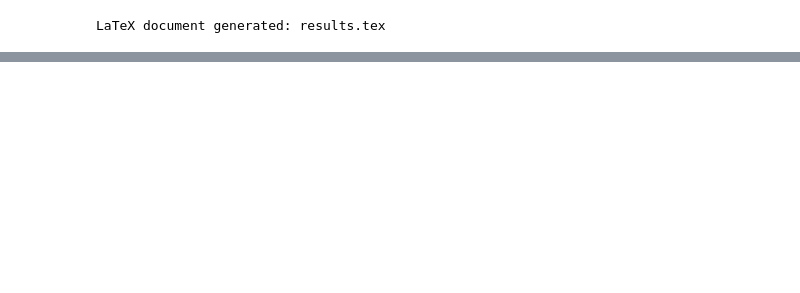
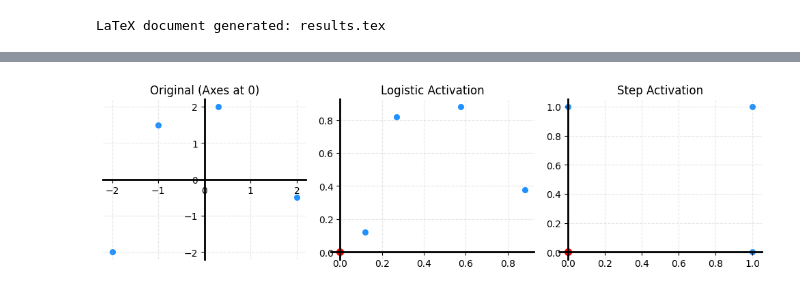
Before and after one commit to LeonDebatin/slim, a Jupyter notebook: mastero/experiments/Latex/create.ipynb, the cells around one changed output, grey strips where cells are left out. Cells and saved outputs as stored; diff of their text form; code cells hidden in the pictures; blank space fills up the shorter version.

```diff
--- a/mastero/experiments/Latex/create.ipynb
+++ b/mastero/experiments/Latex/create.ipynb
@@ -38,0 +137,82 @@ LaTeX document generated: results.tex
+# %%
+import matplotlib.pyplot as plt
+import numpy as np
+
+# Activation functions
+def logistic(x):
+    return 1 / (1 + np.exp(-x))
+
+def step(x):
+    return np.where(x <= 0, 0, 1)
+
+# Sample input
+x = np.array([-2, 2, 0.3, -1])
+y = np.array([-2, -0.5, 2, 1.5])  # Fixed typo here
+
+y_original = y
+y_logistic = logistic(y)
+y_step = step(y)
+
+x_original = x
+x_logistic = logistic(x)
+x_step = step(x)
+
+
+
+fig, axs = plt.subplots(1, 3, figsize=(10, 3))
+
+# Titles and data
+titles = ['Original (Axes at 0)', 'Logistic Activation', 'Step Activation']
+y_vals = [y_original, y_logistic, y_step]
+x_vals = [x_original, x_logistic, x_step]
+
+
+
+
+
+
+# Subplot 1 (axs[0])
+axs[0].scatter(x, y_vals[0], color='dodgerblue', s=30)
+axs[0].set_title(titles[0])
+axs[0].spines['left'].set_position('zero')
+axs[0].spines['left'].set_linewidth(2)
+axs[0].spines['bottom'].set_position('zero')
+axs[0].spines['bottom'].set_linewidth(2)
+axs[0].spines['right'].set_color('none')
+axs[0].spines['top'].set_color('none')
+axs[0].xaxis.set_ticks_position('bottom')
+axs[0].yaxis.set_ticks_position('left')
+axs[0].grid(True, linestyle='--', alpha=0.3)
+
+# Subplot 2 (axs[1])
+axs[1].scatter(x_logistic, y_vals[1], color='dodgerblue', s=30)
+axs[1].scatter(0, 0, color='red', s=50)
+axs[1].set_title(titles[1])
+axs[1].spines['left'].set_position('zero')
+axs[1].spines['left'].set_linewidth(2)
+axs[1].spines['bottom'].set_position('zero')
+axs[1].spines['bottom'].set_linewidth(2)
+axs[1].spines['right'].set_color('none')
+axs[1].spines['top'].set_color('none')
+axs[1].xaxis.set_ticks_position('bottom')
+axs[1].yaxis.set_ticks_position('left')
+axs[1].grid(True, linestyle='--', alpha=0.3)
+
+# Subplot 3 (axs[2])
+axs[2].scatter(x_step, y_vals[2], color='dodgerblue', s=30)
+axs[2].scatter(0, 0, color='red', s=50)
+axs[2].set_title(titles[2])
+axs[2].spines['left'].set_position('zero')
+axs[2].spines['left'].set_linewidth(2)
+axs[2].spines['bottom'].set_position('zero')
+axs[2].spines['bottom'].set_linewidth(2)
+axs[2].spines['right'].set_color('none')
+axs[2].spines['top'].set_color('none')
+axs[2].xaxis.set_ticks_position('bottom')
+axs[2].yaxis.set_ticks_position('left')
+axs[2].grid(True, linestyle='--', alpha=0.3)
+
+plt.tight_layout()
+plt.show()
+# %% [output]
+[figure, added]
```
Also changed, not shown: parts of 4 cells of this notebook, 30 other files.
